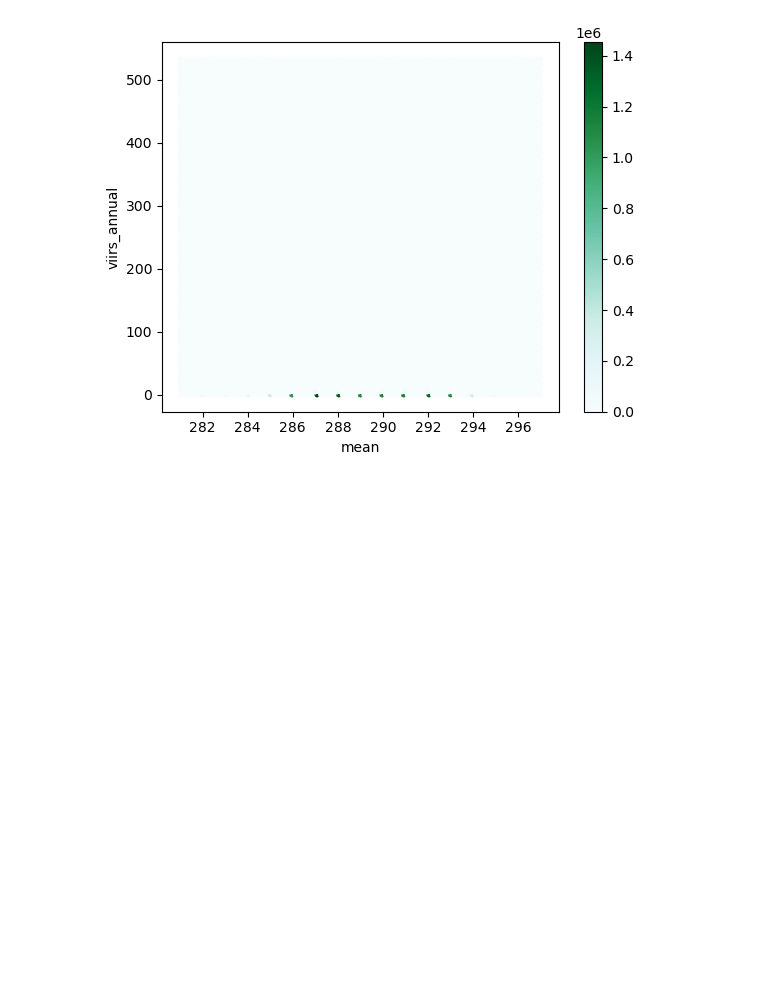
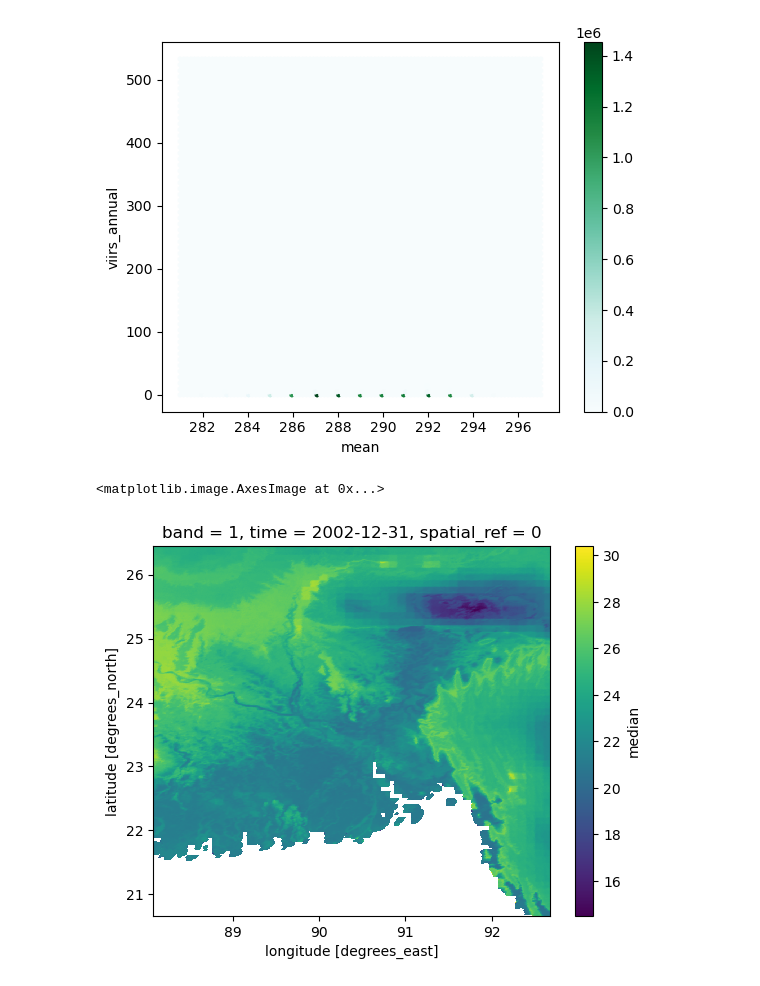
Before and after one commit to felixschulz385/growth-and-temperature, a Jupyter notebook: gnt/experiments/corroboration.ipynb, the cells around one changed output. Cells and saved outputs as stored; diff of their text form; code cells hidden in the pictures; blank space fills up the shorter version.

```diff
--- a/gnt/experiments/corroboration.ipynb
+++ b/gnt/experiments/corroboration.ipynb
@@ -213,3 +198,12 @@ merged_df[["mean", "viirs_annual"]].plot(x = "mean", y = "viirs_annual", kind =
 # %% [output]
 <Axes: xlabel='mean', ylabel='viirs_annual'>
 [figure]
+# %%
+test = xr.open_zarr("/scicore/home/meiera/schulz0022/projects/growth-and-temperature/data_nobackup/glass/LST/MODIS/Daily/1KM/processed/stage_2/modis_timeseries_reprojected.zarr", consolidated=False)
+test = test.rio.write_crs(4326)
+test_bangladesh = test.sel(time="2002-12-31")["median"].rio.clip_box(*(88.0844222351, 20.670883287, 92.6727209818, 26.4465255803)).compute()
+# %%
+(test_bangladesh - 273.15).squeeze().ffill("latitude", 1).plot.imshow(robust=False)
+# %% [output]
+<matplotlib.image.AxesImage at 0x...>
+[figure, added]
```
Also changed, not shown: parts of 16 cells of this notebook, 7 other files.
